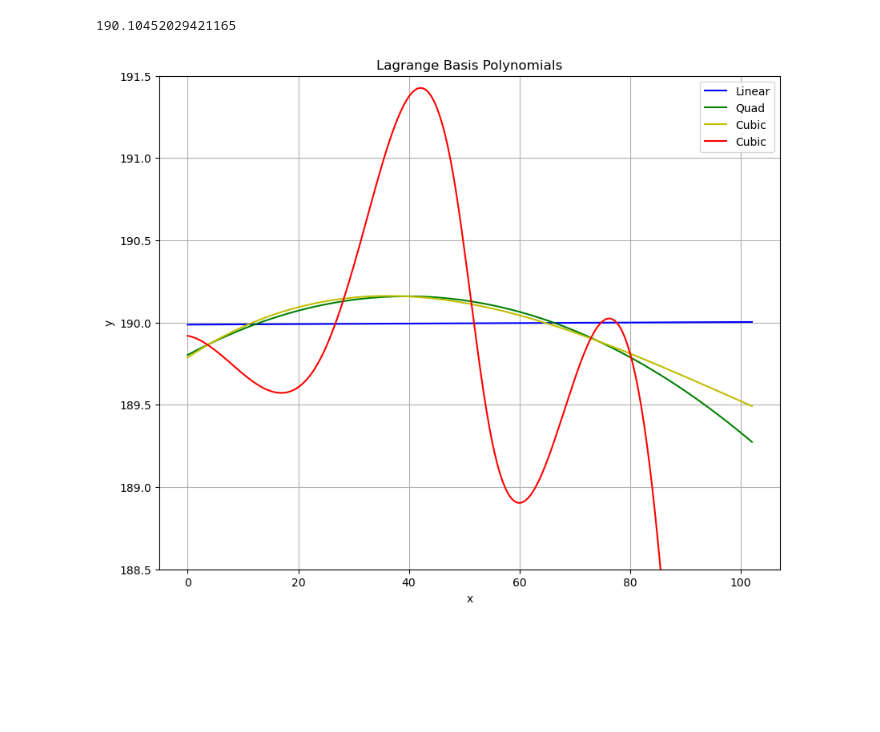
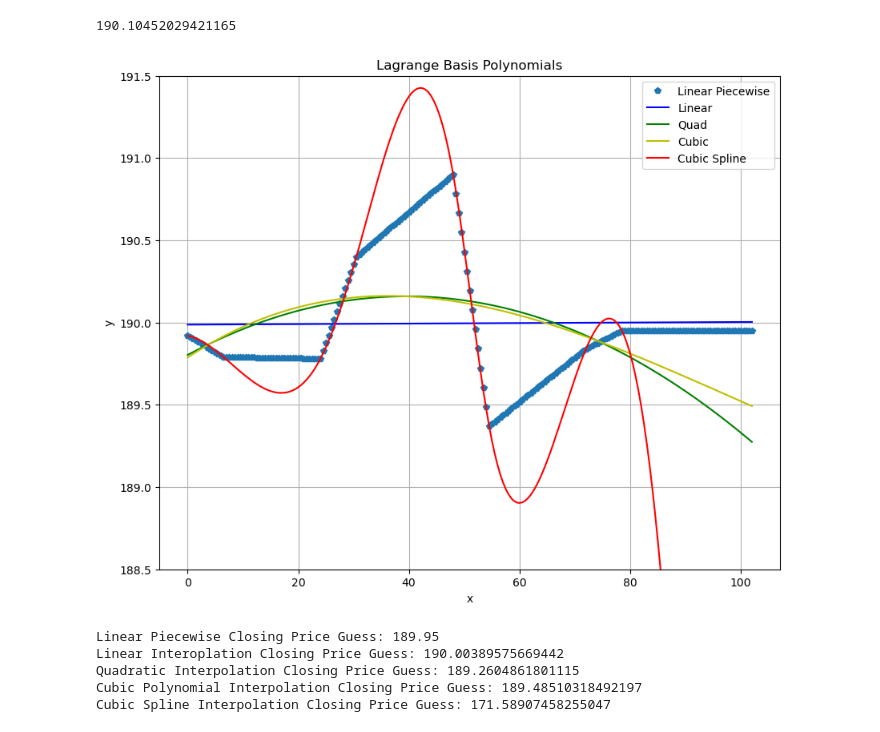
Before and after one commit to owen-taylor/NumericalComputationProject, a Jupyter notebook: Num_Comp_Proj.ipynb, the cells around one changed output. Saved outputs shown, nothing was run; the diff lists cells and outputs as text; code cells hidden in the pictures; blank space fills up the shorter version.

```diff
--- a/Num_Comp_Proj.ipynb
+++ b/Num_Comp_Proj.ipynb
@@ -1,47 +1,64 @@
 # %%
 import numpy as np
-from scipy.interpolate import CubicSpline
+from scipy.interpolate import CubicSpline, interp1d
 import matplotlib.pyplot as plt
 
 aapl_close_prices = [189.92, 189.79, 189.78, 190.40, 190.90, 189.37, 189.84, 189.95]
 xs = [0, 6.5, 24, 30.5, 48, 54.5, 72, 78.5]
 half_hours = [.5*i for i in range(205)]
 
+#Creates Linear Piecewise
+linear_piecwise = np.interp(x=half_hours, xp=xs, fp=aapl_close_prices)
+
 #Creates Linear Interoplation
 linear_coef = np.polyfit(xs, aapl_close_prices, 1)
 prices_linear = np.polyval(linear_coef, half_hours)
 
-#Creates quadratic interpolation
+#Creates Quadratic interpolation
 quad_coef = np.polyfit(xs, aapl_close_prices, 2)
 prices_quad = np.polyval(quad_coef, half_hours)
 
-#Creates quadratic interpolation
+#Creates Cubic Polynomial interpolation
 cube_coef = np.polyfit(xs, aapl_close_prices, 3)
 prices_cube = np.polyval(cube_coef, half_hours)
 
-#Creates Cubic Interpolation
+#Creates Cubic Spline Interpolation
 cubic_spline = CubicSpline(xs, aapl_close_prices, extrapolate=True)
 prices_cubic = cubic_spline(half_hours)
 
 fig = plt.figure(figsize = (10,8))
 
 print(np.polyval(quad_coef, 24))
 
+#Linear Piecwise Interp
+plt.plot(half_hours, linear_piecwise, 'p', label = 'Linear Piecewise')
+
 #Polynomial Interpolations
 plt.plot(half_hours, prices_linear, 'b', label = 'Linear')
 plt.plot(half_hours, prices_quad, 'g', label = 'Quad')
 plt.plot(half_hours, prices_cube, 'y', label = 'Cubic')
 
 #Cubic Spline Interpolation
-plt.plot(half_hours, prices_cubic, 'r', label = 'Cubic')
+plt.plot(half_hours, prices_cubic, 'r', label = 'Cubic Spline')
 
 plt.title('Lagrange Basis Polynomials')
 plt.xlabel('x')
 plt.ylabel('y')
 plt.grid()
 plt.legend()
 plt.ylim(188.5, 191.5)
 plt.show()
+
+print("Linear Piecewise Closing Price Guess: "+str(np.interp(x=102.5, xp=xs, fp=aapl_close_prices)))
+print("Linear Interoplation Closing Price Guess: "+str(np.polyval(linear_coef, 102.5)))
+print("Quadratic Interpolation Closing Price Guess: "+str(np.polyval(quad_coef, 102.5)))
+print("Cubic Polynomial Interpolation Closing Price Guess: "+str(np.polyval(cube_coef, 102.5)))
+print("Cubic Spline Interpolation Closing Price Guess: "+str(cubic_spline(102.5)))
 # %% [output]
 190.10452029421165
-[figure, old version]
+[figure, new version]
+Linear Piecewise Closing Price Guess: 189.95
+Linear Interoplation Closing Price Guess: 190.00389575669442
+Quadratic Interpolation Closing Price Guess: 189.2604861801115
+Cubic Polynomial Interpolation Closing Price Guess: 189.48510318492197
+Cubic Spline Interpolation Closing Price Guess: 171.58907458255047
```
